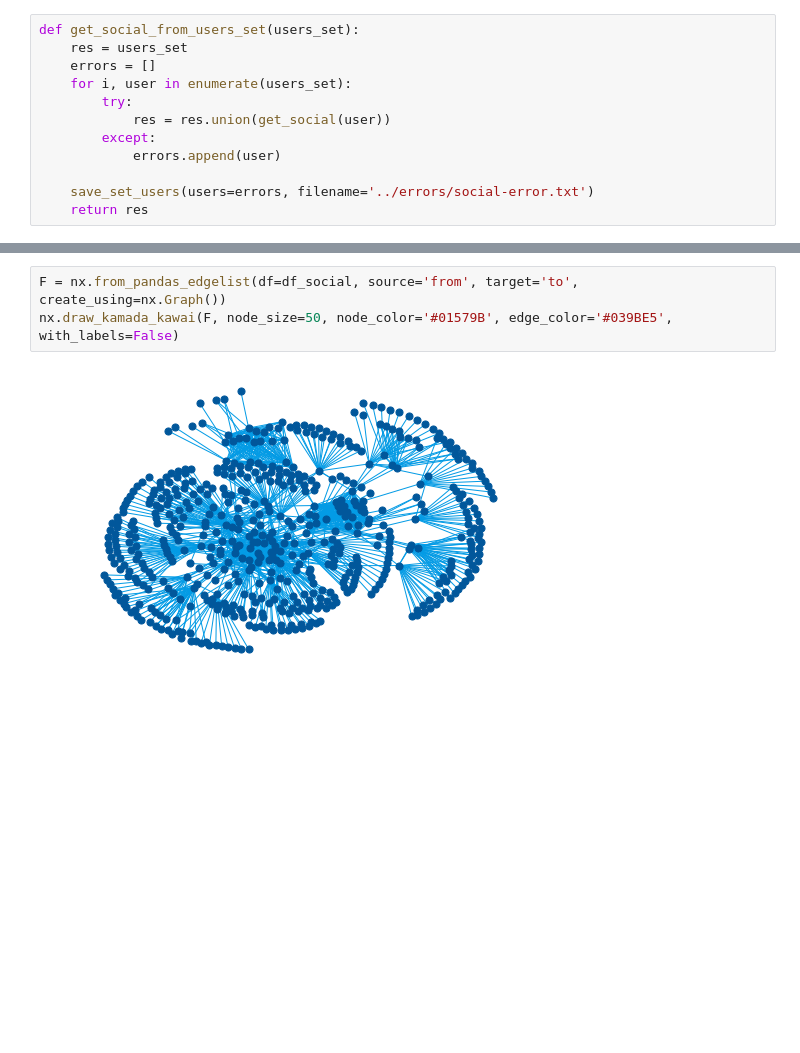
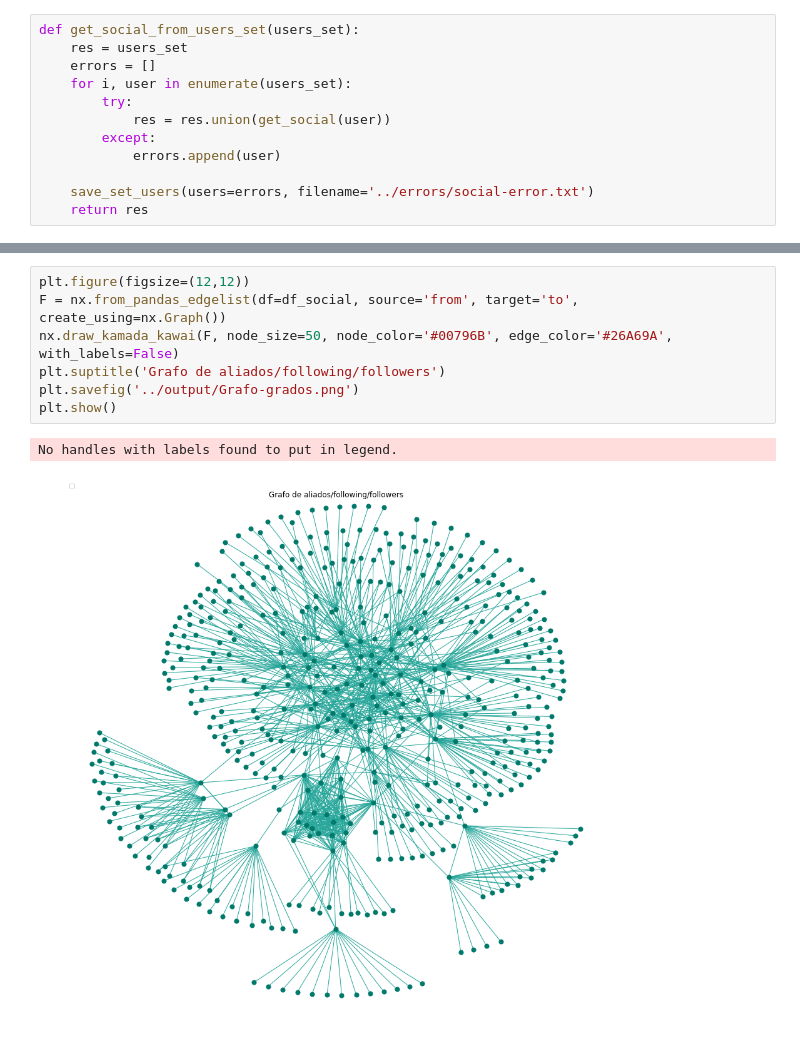
Before and after one commit to albertogcmr/final-project-codewars-ih, a Jupyter notebook: source/Representación de datos.ipynb, the cells around one changed output, grey strips where cells are left out. Saved outputs shown, nothing was run; the diff lists cells and outputs as text; blank space fills up the shorter version.

```diff
--- a/source/Representación de datos.ipynb
+++ b/source/Representación de datos.ipynb
@@ -151,5 +159,10 @@ df_social.head()
 # %%
+plt.figure(figsize=(12,12))
 F = nx.from_pandas_edgelist(df=df_social, source='from', target='to', create_using=nx.Graph())
-nx.draw_kamada_kawai(F, node_size=50, node_color='#01579B', edge_color='#039BE5', with_labels=False)
+nx.draw_kamada_kawai(F, node_size=50, node_color='#00796B', edge_color='#26A69A', with_labels=False)
+plt.suptitle('Grafo de aliados/following/followers')
+plt.savefig('../output/Grafo-grados.png')
+plt.show()
 # %% [output]
+No handles with labels found to put in legend.
-[figure, old version]
+[figure, new version]
```
Also changed, not shown: parts of 6 cells of this notebook, 9 other files.
